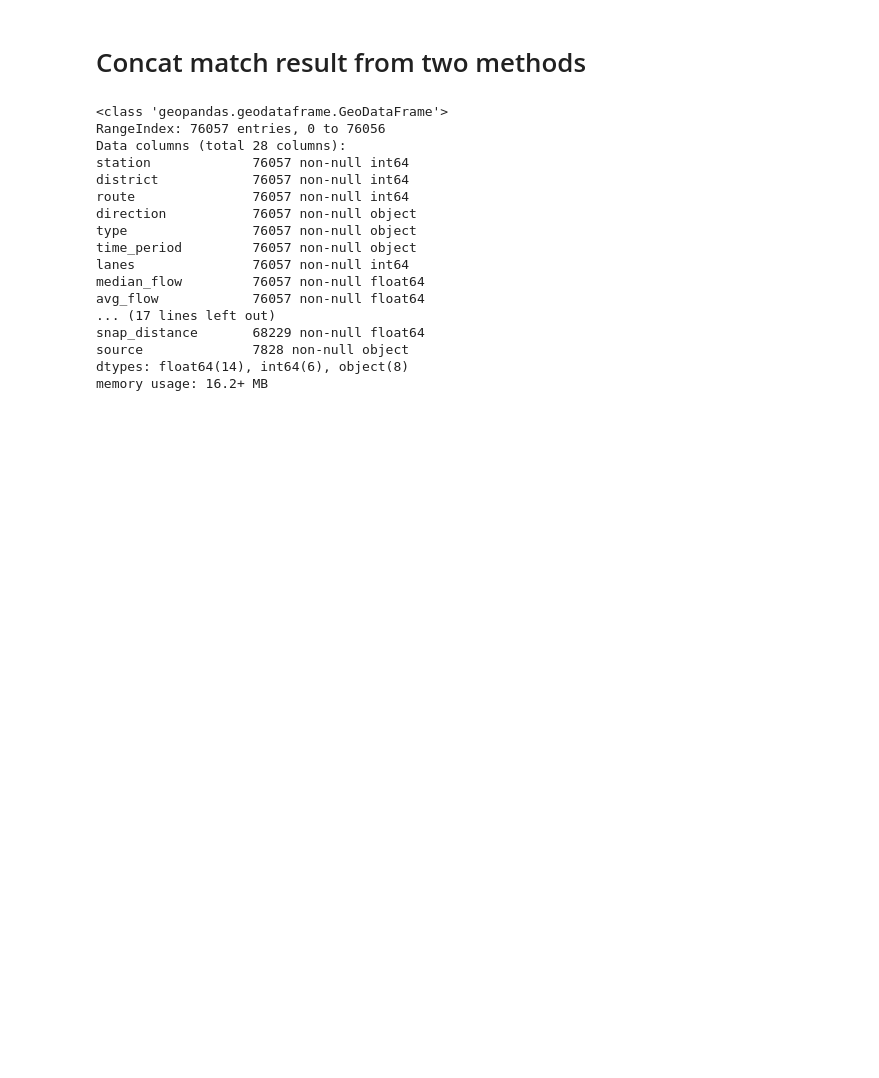
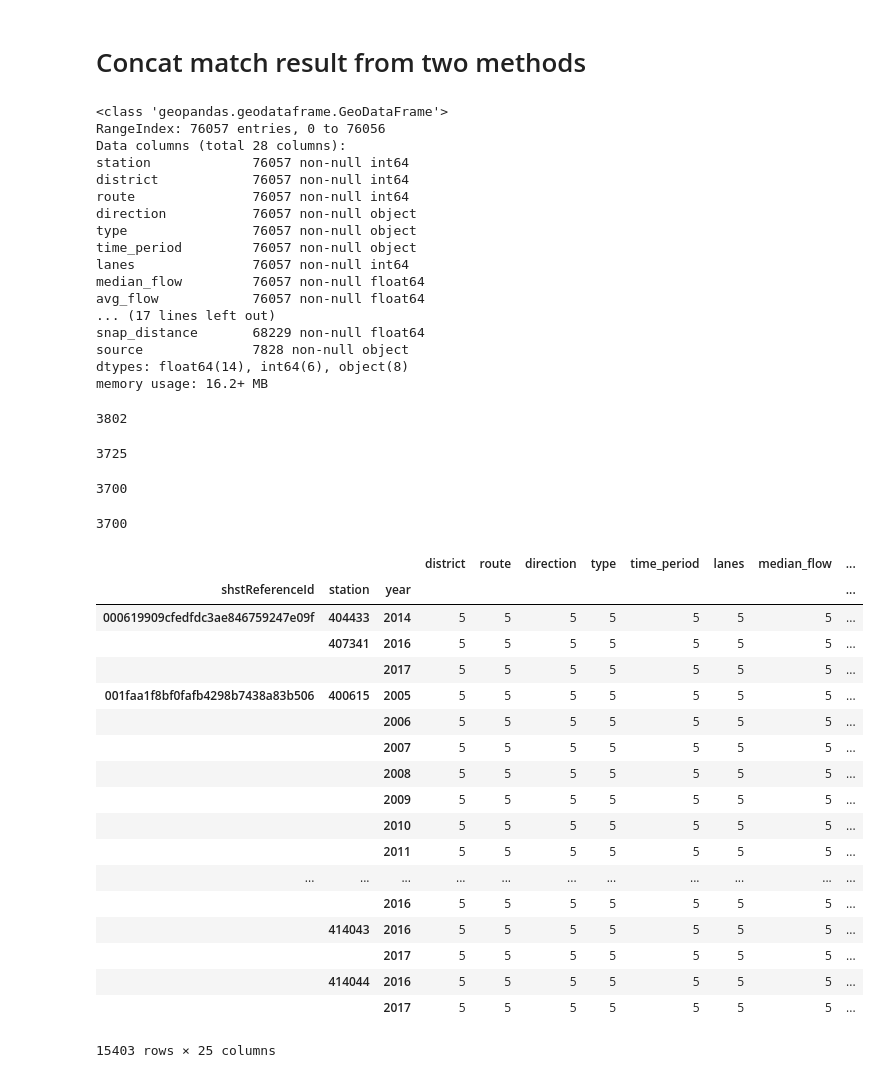
Before and after one commit to BayAreaMetro/travel-model-two-networks, a Jupyter notebook: notebooks/pipeline/pems_conflation.ipynb, the cells around one changed output. Saved outputs shown, nothing was run; the diff lists cells and outputs as text; code cells hidden in the pictures; blank space fills up the shorter version.

Commit message:
tidy up repo

```diff
--- a/notebooks/pipeline/pems_conflation.ipynb
+++ b/notebooks/pipeline/pems_conflation.ipynb
@@ -16,7 +16,7 @@ with open(link_file) as f:
     link_json = json.load(f)
 link_df = pd.DataFrame(link_json)
 
-shape_gdf = gpd.read_file(data_interim_dir + "step5_tidy_roadway/"
+shape_gdf = gpd.read_file(data_interim_dir + "step3_join_shst_extraction_with_osm/"
                           + "shape.geojson")
 
 link_df = pd.merge(link_df,
@@ -27,3 +27,5 @@ link_df = pd.merge(link_df,
 
 link_df = gpd.GeoDataFrame(link_df, geometry = link_df["geometry"],
                             crs={"init" : "epsg:4326"})
+# %%
+conflation_df = pd.read_csv("../../data/interim/conflation_result.csv")
@@ -29,0 +45,5 @@ link_df = gpd.GeoDataFrame(link_df, geometry = link_df["geometry"],
+# %%
+link_df = pd.merge(link_df,
+                  conflation_df[["shstReferenceId", 'tomtom_shieldnum', 'tomtom_rtedir']],
+                  how = "left",
+                  on = 'shstReferenceId')
@@ -419,3 +471,41 @@ pems_conflation_result_df["source"].fillna("nearest", inplace = True)
 # %%
 pems_conflation_result_df.to_file(data_interim_dir + "mtc/pems_conflation_result.geojson",
                                   driver = "GeoJSON")
+# %%
+pems_df.station.nunique()
+# %% [output]
+3802
+# %%
+3332 + 393
+# %% [output]
+3725
+# %%
+pems_gdf.station.nunique()
+# %% [output]
+3700
+# %%
+pems_conflation_result_df.station.nunique()
+# %% [output]
+3700
+# %%
+pems_conflation_result_df.groupby(["shstReferenceId", "station", "year"]).count()
+# %% [output]
+|  |  |  | district | route | direction | type | time_period | lanes | median_flow | ... |
+| shstReferenceId | station | year |  |  |  |  |  |  |  | ... |
+| 000619909cfedfdc3ae846759247e09f | 404433 | 2014 | 5 | 5 | 5 | 5 | 5 | 5 | 5 | ... |
+|  | 407341 | 2016 | 5 | 5 | 5 | 5 | 5 | 5 | 5 | ... |
+|  |  | 2017 | 5 | 5 | 5 | 5 | 5 | 5 | 5 | ... |
+| 001faa1f8bf0fafb4298b7438a83b506 | 400615 | 2005 | 5 | 5 | 5 | 5 | 5 | 5 | 5 | ... |
+|  |  | 2006 | 5 | 5 | 5 | 5 | 5 | 5 | 5 | ... |
+|  |  | 2007 | 5 | 5 | 5 | 5 | 5 | 5 | 5 | ... |
+|  |  | 2008 | 5 | 5 | 5 | 5 | 5 | 5 | 5 | ... |
+|  |  | 2009 | 5 | 5 | 5 | 5 | 5 | 5 | 5 | ... |
+|  |  | 2010 | 5 | 5 | 5 | 5 | 5 | 5 | 5 | ... |
+|  |  | 2011 | 5 | 5 | 5 | 5 | 5 | 5 | 5 | ... |
+| ... | ... | ... | ... | ... | ... | ... | ... | ... | ... | ... |
+|  |  | 2016 | 5 | 5 | 5 | 5 | 5 | 5 | 5 | ... |
+|  | 414043 | 2016 | 5 | 5 | 5 | 5 | 5 | 5 | 5 | ... |
+|  |  | 2017 | 5 | 5 | 5 | 5 | 5 | 5 | 5 | ... |
+|  | 414044 | 2016 | 5 | 5 | 5 | 5 | 5 | 5 | 5 | ... |
+|  |  | 2017 | 5 | 5 | 5 | 5 | 5 | 5 | 5 | ... |
+15403 rows × 25 columns
```
Also changed, not shown: parts of 8 cells of this notebook, 1 other file.
